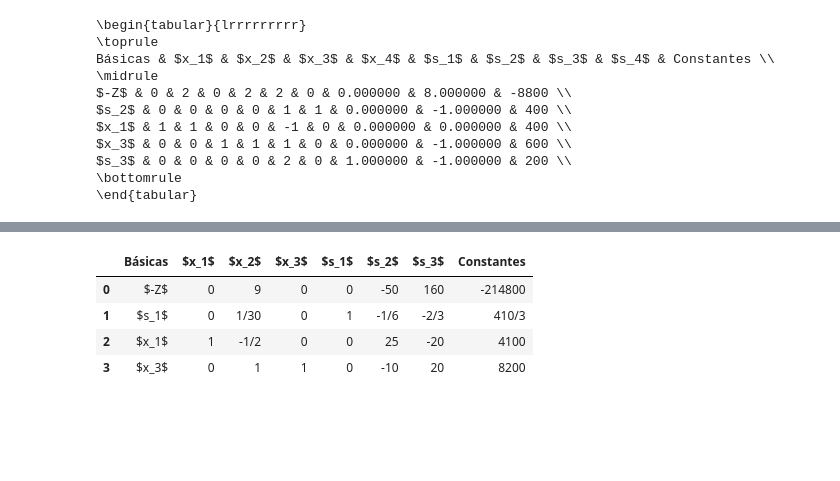
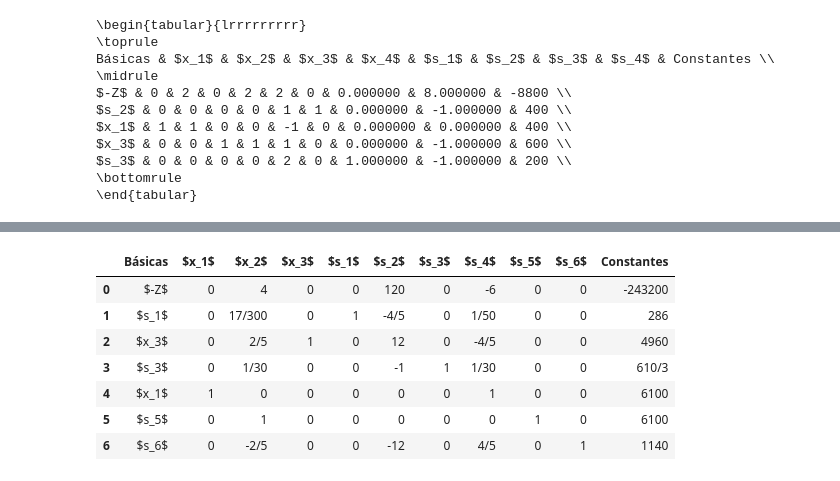
Before and after one commit to henriquempimenta/ProgLin, a Jupyter notebook: pgfs/main.ipynb, the cells around one changed output, grey strips where cells are left out. Cells and saved outputs as stored; diff of their text form; code cells hidden in the pictures; blank space fills up the shorter version.

```diff
--- a/pgfs/main.ipynb
+++ b/pgfs/main.ipynb
@@ -493,15 +502,17 @@ $s_3$ & 1/30 & 1/15 & 1/12 & 0 & 0 & 1 & 820 \\
 \end{tabular}
 # %%
 # Coluna 1 é coluna pivô
-# Linha 2 é linha pivô
+# Linha 4 é linha pivô
 tabela1 = tabela0.copy()
-tabela1.iloc[2, 1:] /= tabela1.iloc[2, 1]
-tabela1.iloc[0, 1:] -= tabela1.iloc[0, 1] * tabela1.iloc[2, 1:]
-tabela1.iloc[1, 1:] -= tabela1.iloc[1, 1] * tabela1.iloc[2, 1:]
-#tabela1.iloc[2, 1:] -= tabela1.iloc[2, 1] * tabela1.iloc[2, 1:]
-tabela1.iloc[3, 1:] -= tabela1.iloc[3, 1] * tabela1.iloc[2, 1:]
-
-tabela1.iloc[2, 0] = "$x_1$"
+tabela1.iloc[4, 1:] /= tabela1.iloc[4, 1]
+tabela1.iloc[0, 1:] -= tabela1.iloc[0, 1] * tabela1.iloc[4, 1:]
+tabela1.iloc[1, 1:] -= tabela1.iloc[1, 1] * tabela1.iloc[4, 1:]
+tabela1.iloc[2, 1:] -= tabela1.iloc[2, 1] * tabela1.iloc[4, 1:]
+tabela1.iloc[3, 1:] -= tabela1.iloc[3, 1] * tabela1.iloc[4, 1:]
+#tabela1.iloc[4, 1:] -= tabela1.iloc[4, 1] * tabela1.iloc[4, 1:]
+tabela1.iloc[5, 1:] -= tabela1.iloc[5, 1] * tabela1.iloc[4, 1:]
+tabela1.iloc[6, 1:] -= tabela1.iloc[6, 1] * tabela1.iloc[4, 1:]
+tabela1.iloc[4, 0] = "$x_1$"
 
 tabela1
 # %% [output]
@@ -525,23 +542,28 @@ $s_3$ & 0 & 1/20 & 1/20 & 0 & -1/2 & 1 & 410 \\
 \end{tabular}
 # %%
 # Coluna 3 é coluna pivô
-# Linha 3 é linha pivô
+# Linha 2 é linha pivô
 tabela2 = tabela1.copy()
-tabela2.iloc[3, 1:] /= tabela2.iloc[3, 3]
-tabela2.iloc[0, 1:] -= tabela2.iloc[0, 3] * tabela2.iloc[3, 1:]
-tabela2.iloc[1, 1:] -= tabela2.iloc[1, 3] * tabela2.iloc[3, 1:]
-tabela2.iloc[2, 1:] -= tabela2.iloc[2, 3] * tabela2.iloc[3, 1:]
-#tabela2.iloc[3, 1:] -= tabela2.iloc[3, 3] * tabela2.iloc[3, 1:]
-
-tabela2.iloc[3, 0] = "$x_3$"
+tabela2.iloc[2, 1:] /= tabela2.iloc[2, 3]
+tabela2.iloc[0, 1:] -= tabela2.iloc[0, 3] * tabela2.iloc[2, 1:]
+tabela2.iloc[1, 1:] -= tabela2.iloc[1, 3] * tabela2.iloc[2, 1:]
+#tabela2.iloc[2, 1:] -= tabela2.iloc[2, 3] * tabela2.iloc[2, 1:]
+tabela2.iloc[3, 1:] -= tabela2.iloc[3, 3] * tabela2.iloc[2, 1:]
+tabela2.iloc[4, 1:] -= tabela2.iloc[4, 3] * tabela2.iloc[2, 1:]
+tabela2.iloc[5, 1:] -= tabela2.iloc[5, 3] * tabela2.iloc[2, 1:]
+tabela2.iloc[6, 1:] -= tabela2.iloc[6, 3] * tabela2.iloc[2, 1:]
+tabela2.iloc[2, 0] = "$x_3$"
 
 tabela2
 # %% [output]
-|  | Básicas | $x_1$ | $x_2$ | $x_3$ | $s_1$ | $s_2$ | $s_3$ | Constantes |
-| 0 | $-Z$ | 0 | 9 | 0 | 0 | -50 | 160 | -214800 |
-| 1 | $s_1$ | 0 | 1/30 | 0 | 1 | -1/6 | -2/3 | 410/3 |
-| 2 | $x_1$ | 1 | -1/2 | 0 | 0 | 25 | -20 | 4100 |
-| 3 | $x_3$ | 0 | 1 | 1 | 0 | -10 | 20 | 8200 |
+|  | Básicas | $x_1$ | $x_2$ | $x_3$ | $s_1$ | $s_2$ | $s_3$ | $s_4$ | $s_5$ | $s_6$ | Constantes |
+| 0 | $-Z$ | 0 | 4 | 0 | 0 | 120 | 0 | -6 | 0 | 0 | -243200 |
+| 1 | $s_1$ | 0 | 17/300 | 0 | 1 | -4/5 | 0 | 1/50 | 0 | 0 | 286 |
+| 2 | $x_3$ | 0 | 2/5 | 1 | 0 | 12 | 0 | -4/5 | 0 | 0 | 4960 |
+| 3 | $s_3$ | 0 | 1/30 | 0 | 0 | -1 | 1 | 1/30 | 0 | 0 | 610/3 |
+| 4 | $x_1$ | 1 | 0 | 0 | 0 | 0 | 0 | 1 | 0 | 0 | 6100 |
+| 5 | $s_5$ | 0 | 1 | 0 | 0 | 0 | 0 | 0 | 1 | 0 | 6100 |
+| 6 | $s_6$ | 0 | -2/5 | 0 | 0 | -12 | 0 | 4/5 | 0 | 1 | 1140 |
 # %%
 print(tabela2.to_latex(index=False))
 # %% [output]
```
Also changed, not shown: parts of 7 cells of this notebook, 1 other file.
